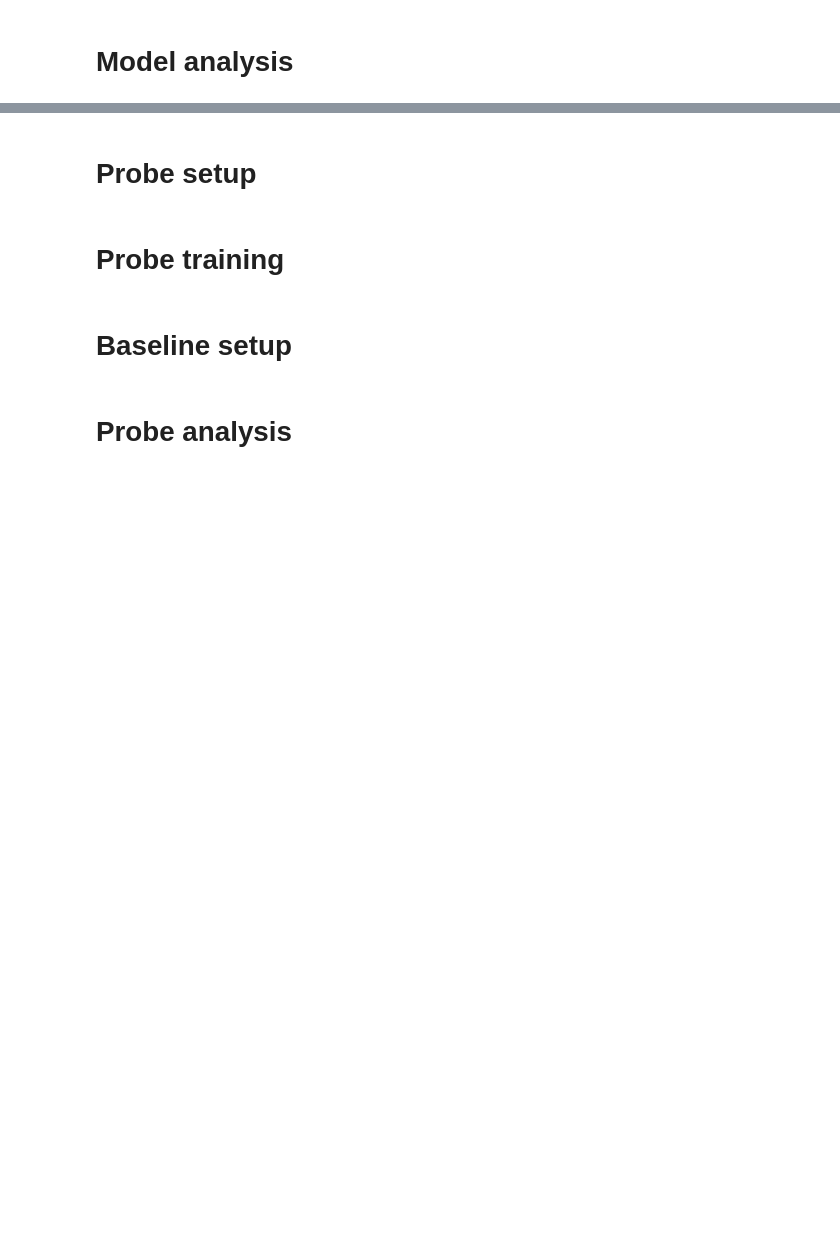
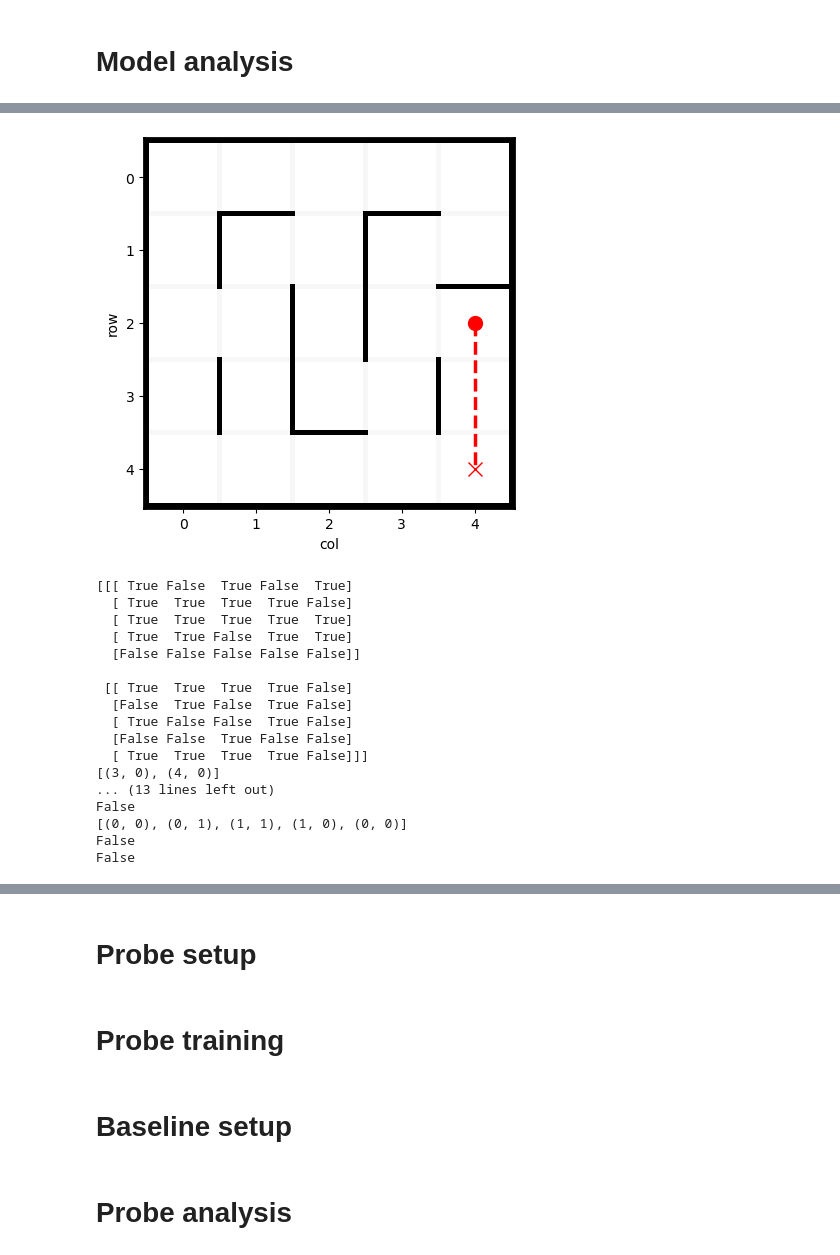
Before and after one commit to johannestreutlein/maze-goal, a Jupyter notebook: probe_training_plotting.ipynb, the cells around one changed output, grey strips where cells are left out. Saved outputs shown, nothing was run; the diff lists cells and outputs as text; code cells hidden in the pictures; blank space fills up the shorter version.

```diff
--- a/probe_training_plotting.ipynb
+++ b/probe_training_plotting.ipynb
@@ -374,27 +400,46 @@ batch = next(train_loader_iter)
 # %%
 # debug implementation
 
 plot = MazePlot(batch['maze'][0])
 plot.plot()
 plt.show()
 connection_list = batch['maze'][0].connection_list
 # check some paths
 print(connection_list)
 
 paths = [
     [(3,0),(4,0)],
     [(4,0)],
     [(3,0),(3,1),(4,1),(4,0)],
     [(3,0),(2,0),(1,0),(0,0)],
     [(3,0),(2,0),(1,0),(2,0),(3,0),(4,0)],
     [(0,0),(0,1),(1,1),(1,0),(0,0)]
 ]
 
 for path in paths:
 
-    start_pos = (3,0)
+    start_pos = (0,2)
     print(path)
     print(is_valid_path(connection_list, path, start_pos))
     print(bfs_shortest_path_length(connection_list,path[0],path[-1])==len(path)-1)
+# %% [output]
+[figure, added]
+[[[ True False  True False  True]
+  [ True  True  True  True False]
+  [ True  True  True  True  True]
+  [ True  True False  True  True]
+  [False False False False False]]
+
+ [[ True  True  True  True False]
+  [False  True False  True False]
+  [ True False False  True False]
+  [False False  True False False]
+  [ True  True  True  True False]]]
+[(3, 0), (4, 0)]
+... (13 lines left out)
+False
+[(0, 0), (0, 1), (1, 1), (1, 0), (0, 0)]
+False
+False
 # %%
 n_test_batches = 10
```
Also changed, not shown: parts of 8 cells of this notebook, 1 other file.
